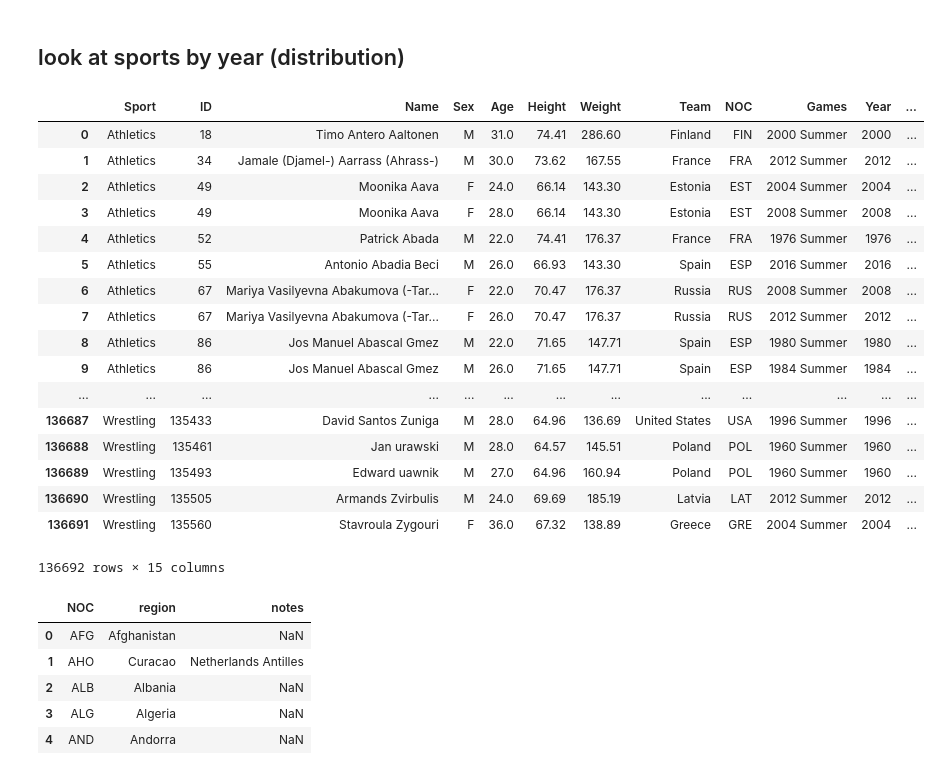
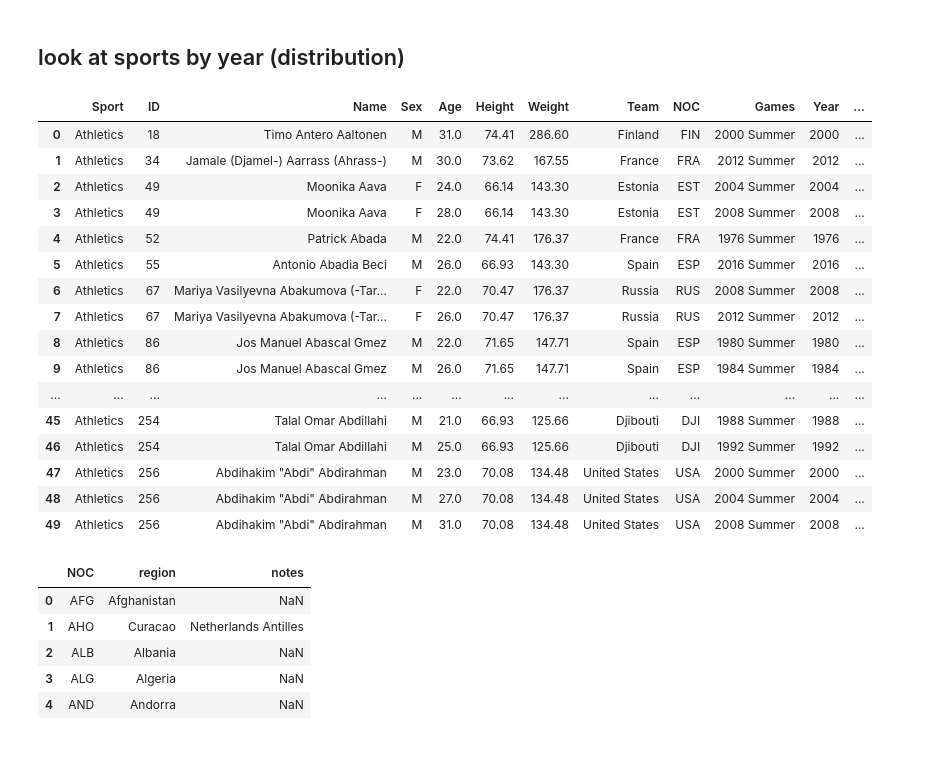
Before and after one commit to dowripple/ProjectOneRepo_JeremyKasieMichael, a Jupyter notebook: notebooks/olympicHeights.ipynb, the cells around one changed output. Saved outputs shown, nothing was run; the diff lists cells and outputs as text; code cells hidden in the pictures.

```diff
--- a/notebooks/olympicHeights.ipynb
+++ b/notebooks/olympicHeights.ipynb
@@ -136,40 +136,42 @@ group2 = df2.groupby('Sport')['Year'].count().reset_index()
 
 sportList = pd.DataFrame(group2)
 sportList.head()
 
 keepSports = sportList.loc[sportList['Year']==15]
 
 # keepSports.head()
 
 keepSportsList = keepSports['Sport']
 
 # type(keepSportsList)
 
 reallyCleanData = pd.merge(keepSportsList, df, on='Sport', how='inner')
 
-reallyCleanData
 
+reallyCleanData.loc[reallyCleanData.Medal.isnull(), 'MedalYN']='No'
+reallyCleanData.loc[reallyCleanData.Medal.notnull(), 'MedalYN']='Yes'
+
+reallyCleanData.head(50)
 # gb2 = sportsByYear.groupby('Year')['Sport'].count()
 # gb2
 # %% [output]
 |  | Sport | ID | Name | Sex | Age | Height | Weight | Team | NOC | Games | Year | ... |
 | 0 | Athletics | 18 | Timo Antero Aaltonen | M | 31.0 | 74.41 | 286.60 | Finland | FIN | 2000 Summer | 2000 | ... |
 | 1 | Athletics | 34 | Jamale (Djamel-) Aarrass (Ahrass-) | M | 30.0 | 73.62 | 167.55 | France | FRA | 2012 Summer | 2012 | ... |
 | 2 | Athletics | 49 | Moonika Aava | F | 24.0 | 66.14 | 143.30 | Estonia | EST | 2004 Summer | 2004 | ... |
 | 3 | Athletics | 49 | Moonika Aava | F | 28.0 | 66.14 | 143.30 | Estonia | EST | 2008 Summer | 2008 | ... |
 | 4 | Athletics | 52 | Patrick Abada | M | 22.0 | 74.41 | 176.37 | France | FRA | 1976 Summer | 1976 | ... |
 | 5 | Athletics | 55 | Antonio Abadia Beci | M | 26.0 | 66.93 | 143.30 | Spain | ESP | 2016 Summer | 2016 | ... |
 | 6 | Athletics | 67 | Mariya Vasilyevna Abakumova (-Tar... | F | 22.0 | 70.47 | 176.37 | Russia | RUS | 2008 Summer | 2008 | ... |
 | 7 | Athletics | 67 | Mariya Vasilyevna Abakumova (-Tar... | F | 26.0 | 70.47 | 176.37 | Russia | RUS | 2012 Summer | 2012 | ... |
 | 8 | Athletics | 86 | Jos Manuel Abascal Gmez | M | 22.0 | 71.65 | 147.71 | Spain | ESP | 1980 Summer | 1980 | ... |
 | 9 | Athletics | 86 | Jos Manuel Abascal Gmez | M | 26.0 | 71.65 | 147.71 | Spain | ESP | 1984 Summer | 1984 | ... |
 | ... | ... | ... | ... | ... | ... | ... | ... | ... | ... | ... | ... | ... |
-| 136687 | Wrestling | 135433 | David Santos Zuniga | M | 28.0 | 64.96 | 136.69 | United States | USA | 1996 Summer | 1996 | ... |
-| 136688 | Wrestling | 135461 | Jan urawski | M | 28.0 | 64.57 | 145.51 | Poland | POL | 1960 Summer | 1960 | ... |
-| 136689 | Wrestling | 135493 | Edward uawnik | M | 27.0 | 64.96 | 160.94 | Poland | POL | 1960 Summer | 1960 | ... |
-| 136690 | Wrestling | 135505 | Armands Zvirbulis | M | 24.0 | 69.69 | 185.19 | Latvia | LAT | 2012 Summer | 2012 | ... |
-| 136691 | Wrestling | 135560 | Stavroula Zygouri | F | 36.0 | 67.32 | 138.89 | Greece | GRE | 2004 Summer | 2004 | ... |
+| 45 | Athletics | 254 | Talal Omar Abdillahi | M | 21.0 | 66.93 | 125.66 | Djibouti | DJI | 1988 Summer | 1988 | ... |
+| 46 | Athletics | 254 | Talal Omar Abdillahi | M | 25.0 | 66.93 | 125.66 | Djibouti | DJI | 1992 Summer | 1992 | ... |
+| 47 | Athletics | 256 | Abdihakim "Abdi" Abdirahman | M | 23.0 | 70.08 | 134.48 | United States | USA | 2000 Summer | 2000 | ... |
+| 48 | Athletics | 256 | Abdihakim "Abdi" Abdirahman | M | 27.0 | 70.08 | 134.48 | United States | USA | 2004 Summer | 2004 | ... |
+| 49 | Athletics | 256 | Abdihakim "Abdi" Abdirahman | M | 31.0 | 70.08 | 134.48 | United States | USA | 2008 Summer | 2008 | ... |
-136692 rows × 15 columns
 # %%
 # noc regions
 regions_file = os.path.join("..", "data", "rawData", "noc_regions.csv")
```
Also changed, not shown: 2 other files.
